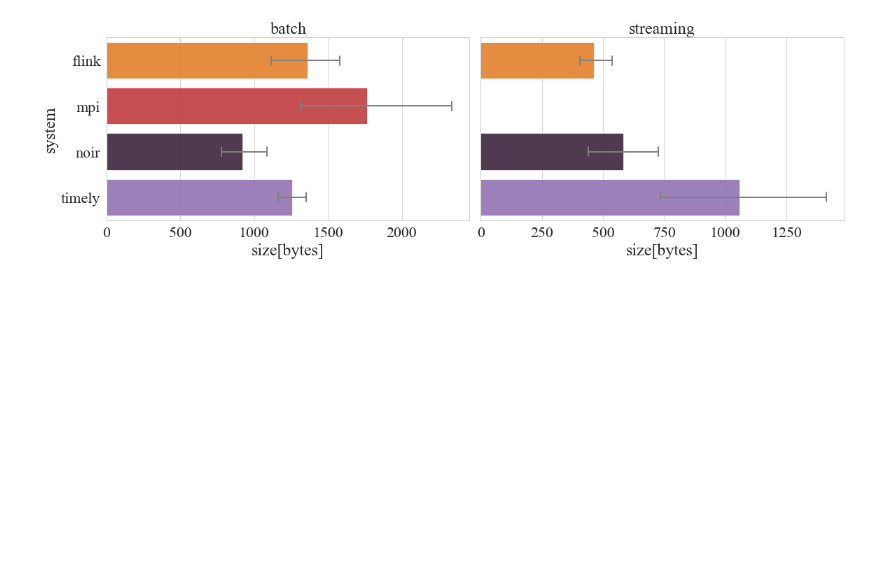
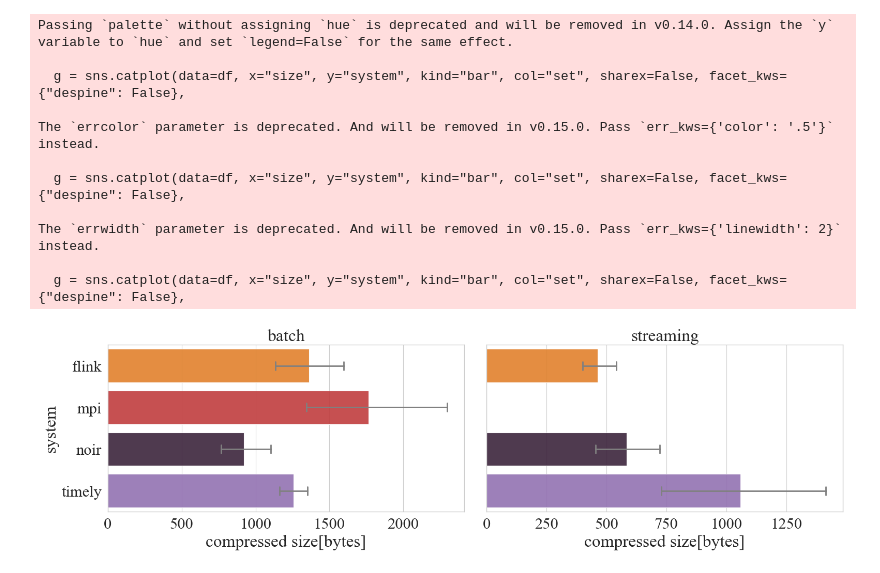
Before and after one commit to imDema/noir-paper-main, a Jupyter notebook: tools/viz-loc/plot-loc.ipynb, the cells around one changed output. Drawn from its saved outputs; the diff is of its cells as text; code cells hidden in the pictures; blank space fills up the shorter version.

Commit message:
Update plotting and add ansible

```diff
--- a/tools/viz-loc/plot-loc.ipynb
+++ b/tools/viz-loc/plot-loc.ipynb
@@ -44,11 +44,22 @@ memory usage: 2.2+ KB
 None
 # %%
 g = sns.catplot(data=df, x="size", y="system", kind="bar", col="set", sharex=False, facet_kws={"despine": False},
-            errorbar=("ci", 90), palette=palette, errwidth=2, capsize=0.2, errcolor=".5", aspect=1.618, alpha=0.9)
+            errorbar=("ci", 90), palette=palette, errwidth=2, capsize=0.2, errcolor=".5", aspect=1.618, alpha=0.9, legend=False)
 g.set_titles(template="{col_name}")
-g.set_axis_labels(x_var="size[bytes]")
+g.set_axis_labels(x_var="compressed size[bytes]")
 plt.tight_layout()
 plt.xlim((0, None))
 plt.savefig("plots/loc-gz-bar.pdf", bbox_inches="tight")
 # %% [output]
+Passing `palette` without assigning `hue` is deprecated and will be removed in v0.14.0. Assign the `y` variable to `hue` and set `legend=False` for the same effect.
+
+  g = sns.catplot(data=df, x="size", y="system", kind="bar", col="set", sharex=False, facet_kws={"despine": False},
+
+The `errcolor` parameter is deprecated. And will be removed in v0.15.0. Pass `err_kws={'color': '.5'}` instead.
+
+  g = sns.catplot(data=df, x="size", y="system", kind="bar", col="set", sharex=False, facet_kws={"despine": False},
+
+The `errwidth` parameter is deprecated. And will be removed in v0.15.0. Pass `err_kws={'linewidth': 2}` instead.
+
+  g = sns.catplot(data=df, x="size", y="system", kind="bar", col="set", sharex=False, facet_kws={"despine": False},
-[figure, old version]
+[figure, new version]
```
Also changed, not shown: parts of 4 cells of this notebook, 13 other files.
